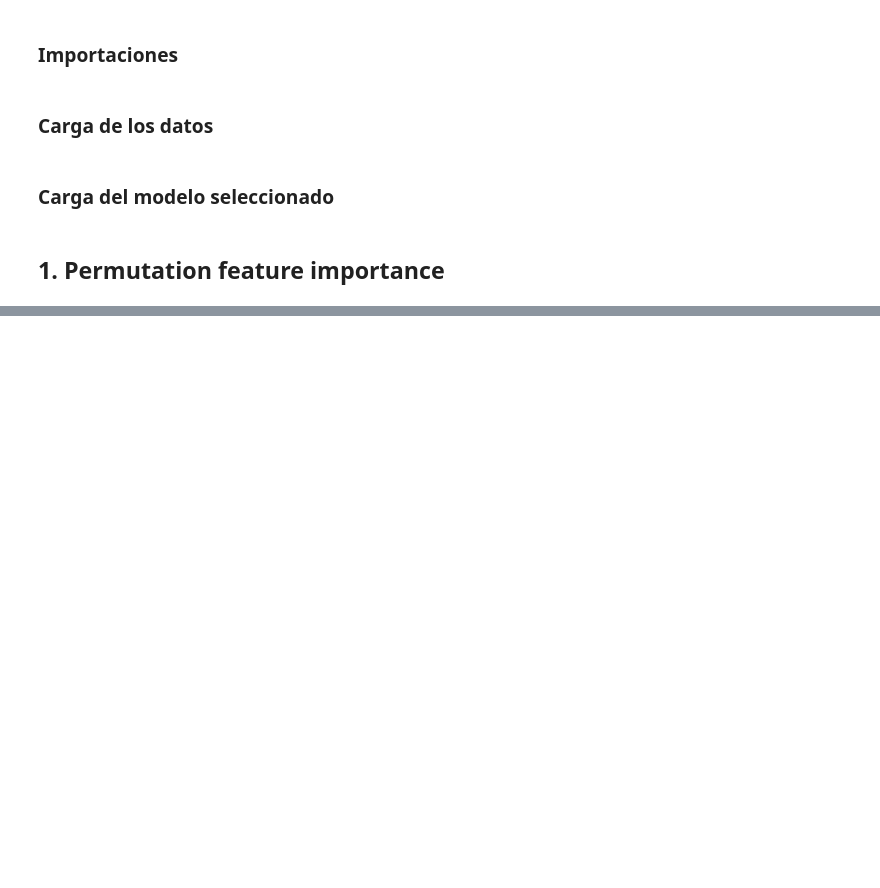
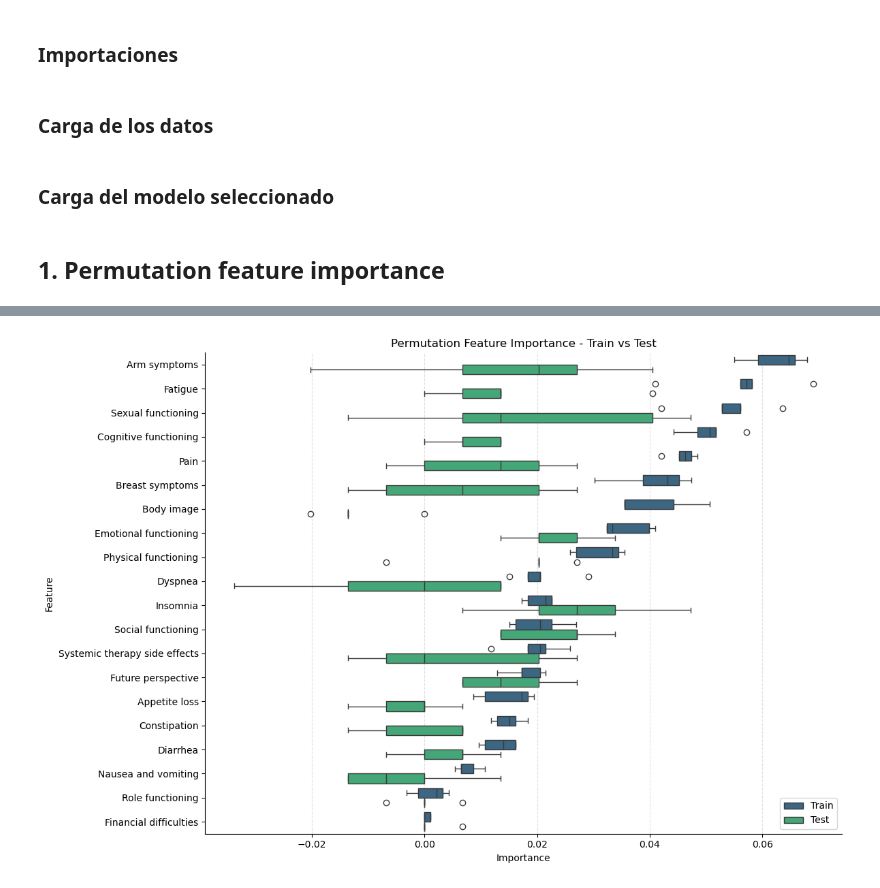
Before and after one commit to ppimas-uoc/TFG---Inteligencia-Artificial, a Jupyter notebook: Fase 2/3_Explicabilidad.ipynb, the cells around one changed output, grey strips where cells are left out. Saved outputs shown, nothing was run; the diff lists cells and outputs as text; code cells hidden in the pictures; blank space fills up the shorter version.

```diff
--- a/Fase 2/3_Explicabilidad.ipynb
+++ b/Fase 2/3_Explicabilidad.ipynb
@@ -72,0 +92,29 @@ sorted_indices = clf_model.feature_importances_.argsort()
+# %%
+
+# Calcular la importancia por permutación para train y test
+permutation_train = permutation_importance(clf_model, X_train, y_train, random_state=23)
+permutation_test = permutation_importance(clf_model, X_test, y_test, random_state=23)
+sorted_index = permutation_train.importances_mean.argsort()
+sorted_features = X_train.columns[sorted_index]
+train_importances = pd.DataFrame(permutation_train.importances[sorted_index].T, columns=sorted_features)
+test_importances = pd.DataFrame(permutation_test.importances[sorted_index].T, columns=sorted_features)
+# %%
+all_cols = train_importances.mean().abs().sort_values(ascending=False).index
+train_long = train_importances[all_cols].melt(var_name='Feature', value_name='Importance')
+train_long['Set'] = 'Train'
+test_long = test_importances[all_cols].melt(var_name='Feature', value_name='Importance')
+test_long['Set'] = 'Test'
+combined = pd.concat([train_long, test_long], ignore_index=True)
+
+plt.figure(figsize=(12, len(all_cols) * 0.4))  # Altura dinámica
+sns.boxplot(data=combined, x='Importance', y='Feature', hue='Set', palette='viridis')
+plt.title('Permutation Feature Importance - Train vs Test')
+plt.xlabel("Importance")
+plt.ylabel("Feature")
+plt.legend(loc='lower right')
+plt.grid(True, axis='x', linestyle='--', alpha=0.4)
+plt.tight_layout()
+sns.despine()
+plt.show()
+# %% [output]
+[figure, added]
```
Also changed, not shown: parts of 10 cells of this notebook, 9 other files.
